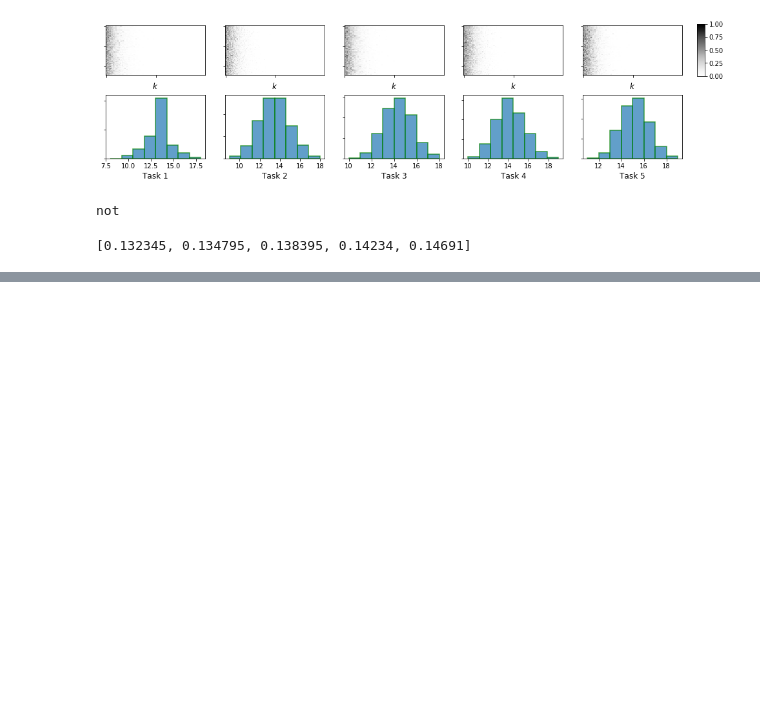
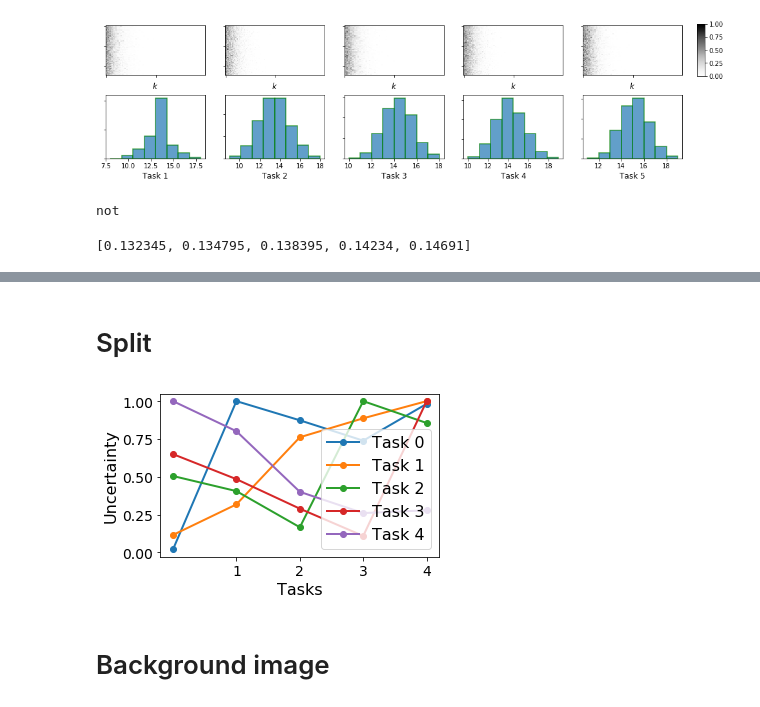
Before and after one commit to skezle/IBP_BNN, a Jupyter notebook: ddm/vcl_results_plot.ipynb, the cells around one changed output, grey strips where cells are left out. Cells and saved outputs as stored; diff of their text form; code cells hidden in the pictures; blank space fills up the shorter version.

Commit message:
adds uncert plots

```diff
--- a/ddm/vcl_results_plot.ipynb
+++ b/ddm/vcl_results_plot.ipynb
@@ -805,0 +909,31 @@ not
+# %% [markdown]
+# Split
+# %%
+all_uncerts_norm = all_uncerts / np.tile(np.max(all_uncerts, axis=1), (5, 1)).T
+# %%
+from matplotlib.ticker import FormatStrFormatter
+lw = 2
+grid_color = '0.1'
+grid_lw = 0.2
+title_size = 16
+label_size = 22
+tick_size = 14
+legend_size = 16
+
+no_tasks=5
+fig, ax = plt.subplots(1, 1, figsize=(5, 3))
+for i in range(no_tasks):
+    ax.plot(np.arange(len(all_uncerts_norm[i, :])), all_uncerts_norm[i, :], label='Task {}'.format(i),
+               marker='o', linewidth=lw)
+ax.set_xticks(range(1, len(all_uncerts_norm[i, :])))
+ax.set_xlabel('Tasks', fontsize=legend_size)
+ax.tick_params(labelsize=tick_size)
+ax.yaxis.set_major_formatter(FormatStrFormatter('%.2f'))
+ax.legend(fontsize=legend_size)
+ax.set_ylabel('Uncertainty', fontsize=legend_size)
+#plt.savefig("plots/not_noise_all_accs.pdf", bbox_inches='tight')
+fig.show()
+# %% [output]
+[figure, added]
+# %% [markdown]
+# Background image
```
Also changed, not shown: parts of 11 cells of this notebook.
